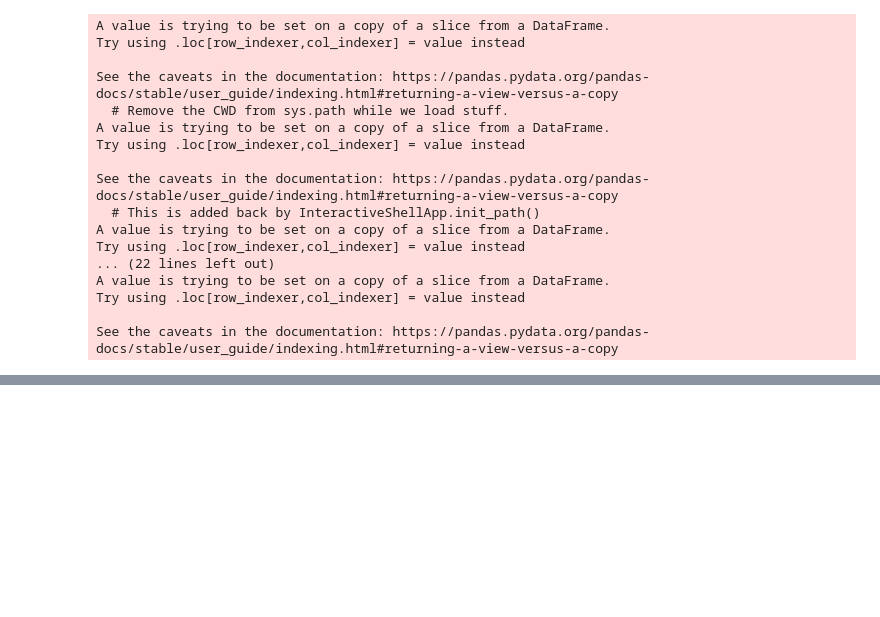
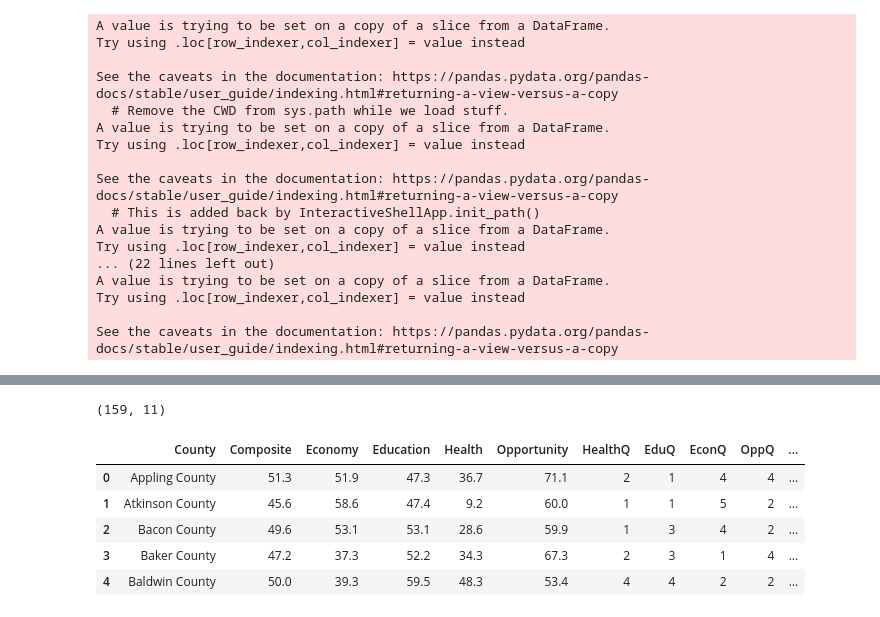
Before and after one commit to mmainzer/county-index, a Jupyter notebook: data-clean.ipynb, the cells around one changed output, grey strips where cells are left out. Cells and saved outputs as stored; diff of their text form; code cells hidden in the pictures; blank space fills up the shorter version.

```diff
--- a/data-clean.ipynb
+++ b/data-clean.ipynb
@@ -547,3 +540,5 @@ scores.Economy = scores.Economy.round(1)
 scores.Education = scores.Education.round(1)
 scores.Health = scores.Health.round(1)
 scores.Opportunity = scores.Opportunity.round(1)
+# %%
+statTemp = dataStats[['County','Health Quintile','Education Quintile','Economy Quintile','Opportunity Quintile','Composite Quintile']]
@@ -549,0 +547,4 @@ scores.Opportunity = scores.Opportunity.round(1)
+# %%
+scores.shape
+# %% [output]
+(159, 11)
@@ -550 +563,11 @@ scores.Opportunity = scores.Opportunity.round(1)
+# %%
+scoresJson = scores
+scoresJson.head()
+# %% [output]
+|  | County | Composite | Economy | Education | Health | Opportunity | HealthQ | EduQ | EconQ | OppQ | ... |
+| 0 | Appling County | 51.3 | 51.9 | 47.3 | 36.7 | 71.1 | 2 | 1 | 4 | 4 | ... |
+| 1 | Atkinson County | 45.6 | 58.6 | 47.4 | 9.2 | 60.0 | 1 | 1 | 5 | 2 | ... |
+| 2 | Bacon County | 49.6 | 53.1 | 53.1 | 28.6 | 59.9 | 1 | 3 | 4 | 2 | ... |
+| 3 | Baker County | 47.2 | 37.3 | 52.2 | 34.3 | 67.3 | 2 | 3 | 1 | 4 | ... |
+| 4 | Baldwin County | 50.0 | 39.3 | 59.5 | 48.3 | 53.4 | 4 | 4 | 2 | 2 | ... |
 # %%
```
Also changed, not shown: parts of 11 cells of this notebook, 9 other files.
